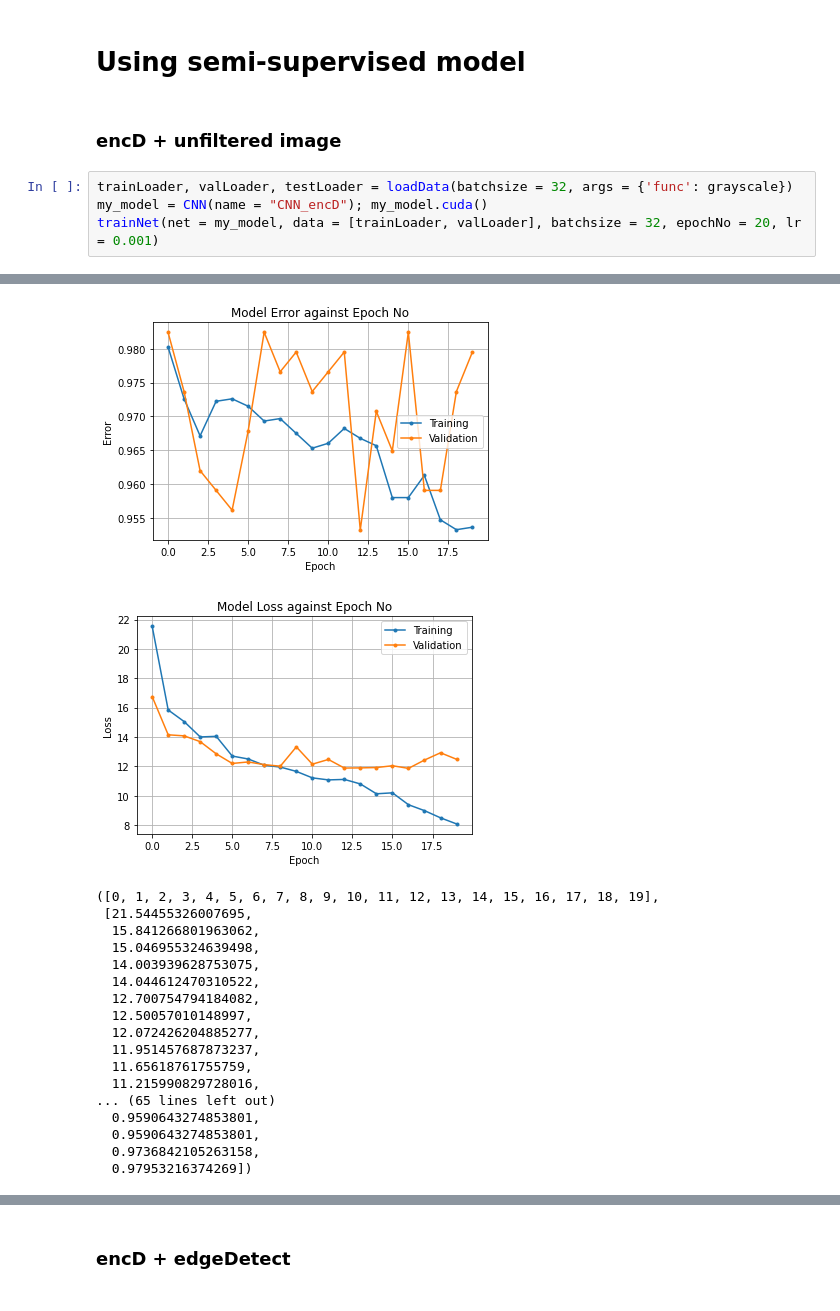
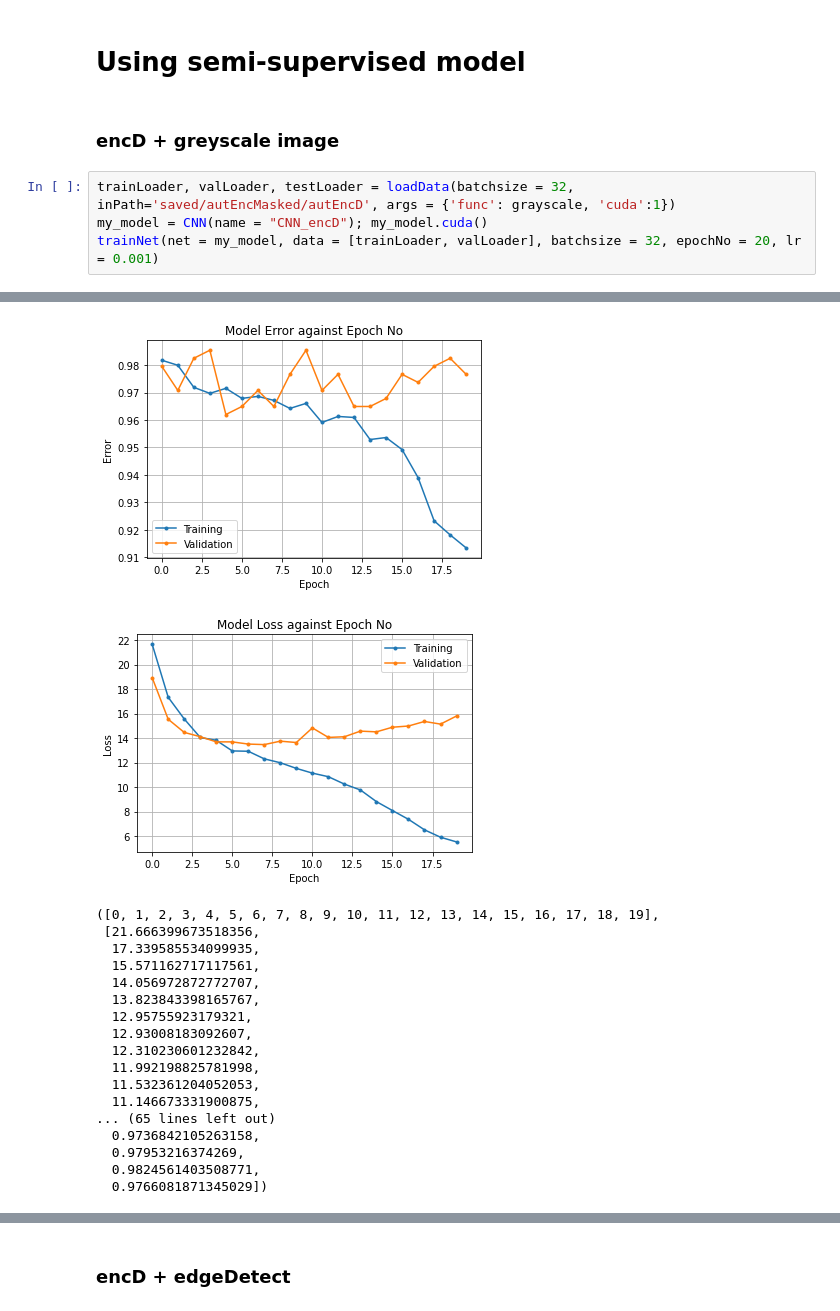
Before and after one commit to GerryChen117/2020-Summer-APS360-Project, a Jupyter notebook: model/openCVModels.ipynb, the cells around one changed output, grey strips where cells are left out. Saved outputs shown, nothing was run; the diff lists cells and outputs as text.

```diff
--- a/model/openCVModels.ipynb
+++ b/model/openCVModels.ipynb
@@ -310,9 +333,9 @@ Tested 99.96%
 # %% [markdown]
 # Using semi-supervised model
 # %% [markdown]
-### encD + unfiltered image
+### encD + greyscale image
 # %%
-trainLoader, valLoader, testLoader = loadData(batchsize = 32, args = {'func': grayscale})
+trainLoader, valLoader, testLoader = loadData(batchsize = 32, inPath='saved/autEncMasked/autEncD', args = {'func': grayscale, 'cuda':1})
 my_model = CNN(name = "CNN_encD"); my_model.cuda()
 trainNet(net = my_model, data = [trainLoader, valLoader], batchsize = 32, epochNo = 20, lr = 0.001)
 # %% [output]
@@ -339,19 +362,19 @@ Epoch 19 | Time Taken: 61.00s | Training Error: 0.9536157779, Training loss: 8.0
-[figure, old version]
+[figure, new version]
-[figure, old version]
+[figure, new version]
 ([0, 1, 2, 3, 4, 5, 6, 7, 8, 9, 10, 11, 12, 13, 14, 15, 16, 17, 18, 19],
- [21.54455326007695,
-  15.841266801963062,
-  15.046955324639498,
-  14.003939628753075,
-  14.044612470310522,
-  12.700754794184082,
-  12.50057010148997,
-  12.072426204885277,
-  11.951457687873237,
-  11.65618761755759,
-  11.215990829728016,
+ [21.666399673518356,
+  17.339585534099935,
+  15.571162717117561,
+  14.056972872772707,
+  13.823843398165767,
+  12.95755923179321,
+  12.93008183092607,
+  12.310230601232842,
+  11.992198825781998,
+  11.532361204052053,
+  11.146673331900875,
 ... (65 lines left out)
-  0.9590643274853801,
-  0.9590643274853801,
   0.9736842105263158,
-  0.97953216374269])
+  0.97953216374269,
+  0.9824561403508771,
+  0.9766081871345029])
```
Also changed, not shown: parts of 11 cells of this notebook, 55 other files.
